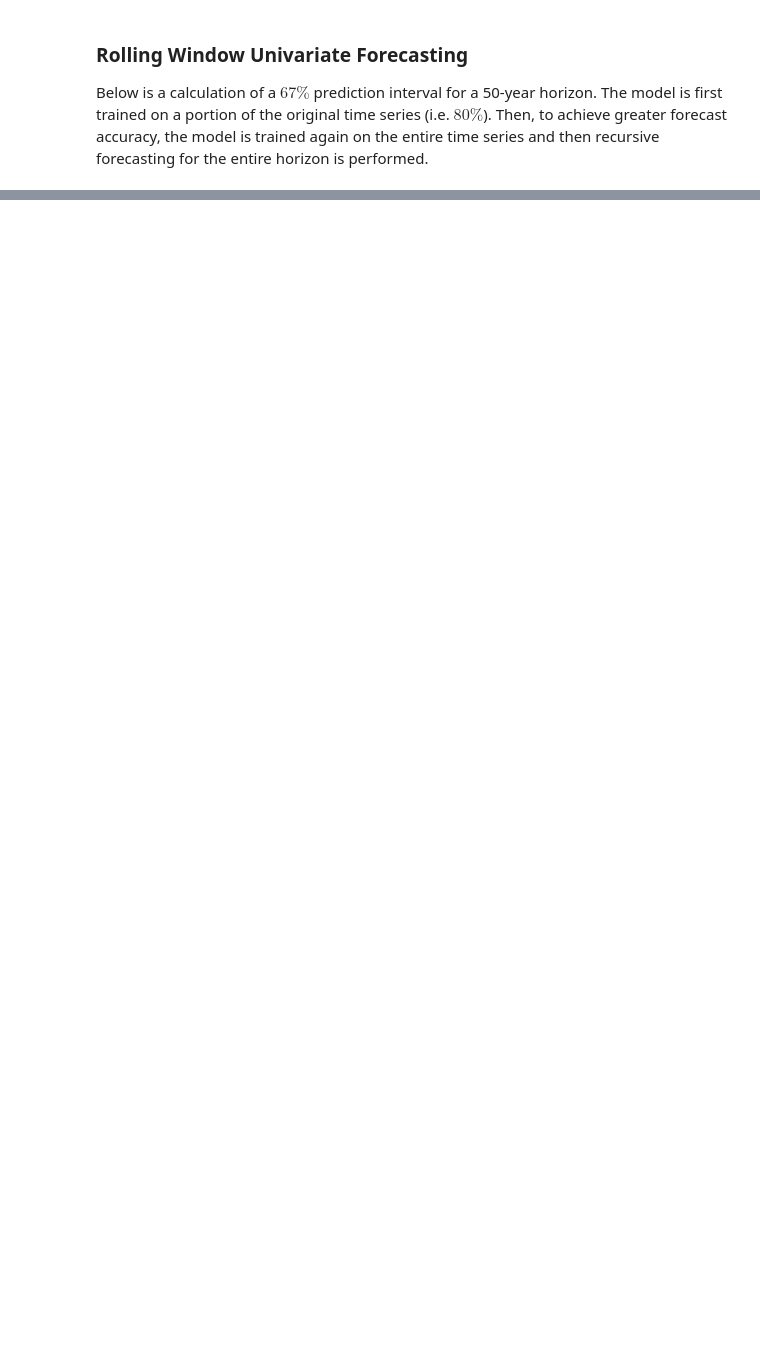
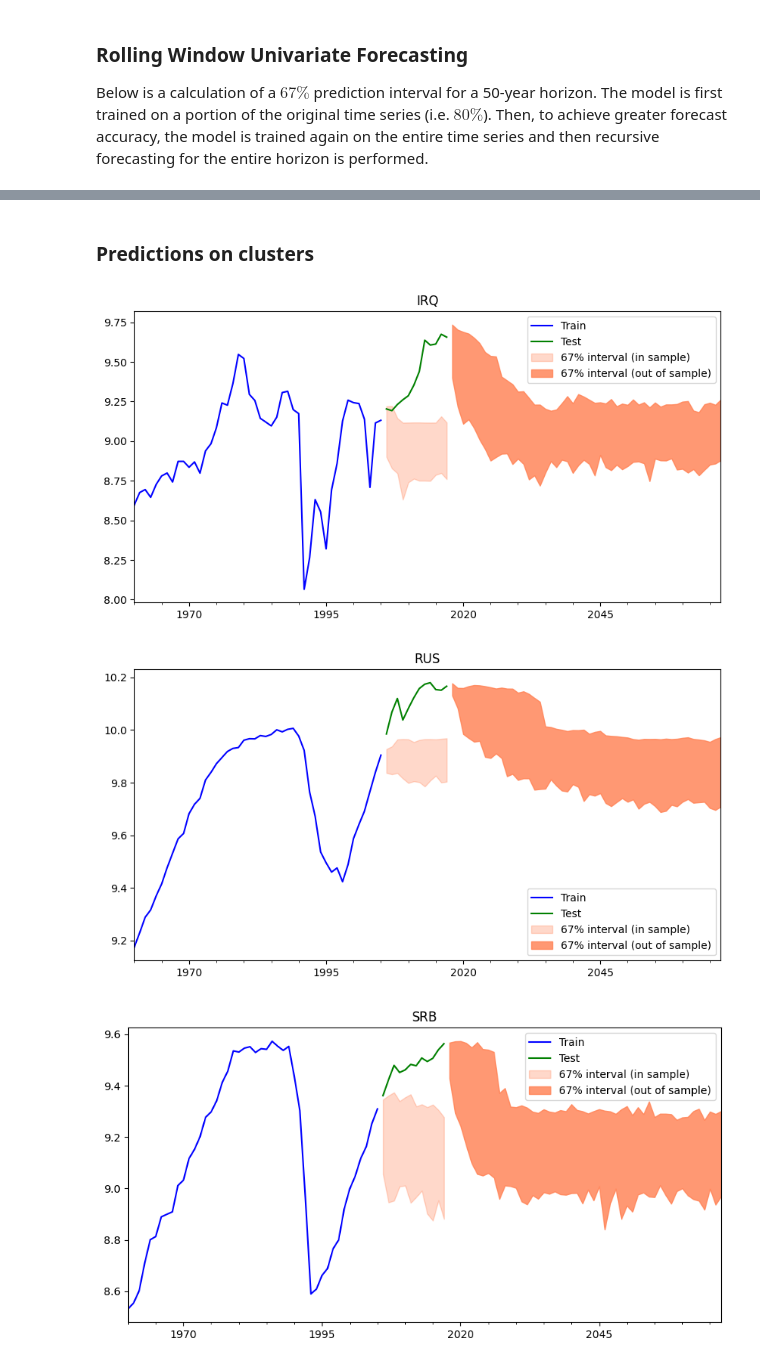
Before and after one commit to GeorgeKontos14/HPB-Economy, a Jupyter notebook: prob_forecasting.ipynb, the cells around one changed output, grey strips where cells are left out. Saved outputs shown, nothing was run; the diff lists cells and outputs as text; code cells hidden in the pictures; blank space fills up the shorter version.

```diff
--- a/prob_forecasting.ipynb
+++ b/prob_forecasting.ipynb
@@ -92,0 +176,34 @@ VisualUtils.plot_forecast_intervals(
+# %% [markdown]
+### Predictions on clusters
+# %%
+cluster_data = gdp_data[labels==cluster_ind]
+orders_cluster = arima_orders[labels==cluster_ind]
+
+data_train, data_test, test_preds, horizon_preds = MultivariateForecasts.multiseries_independent_forecasts(
+    y = cluster_data,
+    countries = cluster,
+    arima_orders=orders_cluster,
+    train_split=train_split,
+    start_year=start_year,
+    horizon=horizon,
+    lower_quantile=lower_quant,
+    upper_quantile=upper_quant
+)
+
+
+for country in cluster:
+    selected_test_preds = DataUtils.select_predictions(country, test_preds)
+    selected_horizon_preds = DataUtils.select_predictions(country, horizon_preds)
+
+    VisualUtils.plot_forecast_intervals(
+        data_train[country],
+        data_test[country],
+        country,
+        selected_test_preds,
+        selected_horizon_preds,
+        67
+    )
+# %% [output]
+[figure, added]
+[figure, added]
+[figure, added]
```
Also changed, not shown: parts of 14 cells of this notebook, 18 other files.
